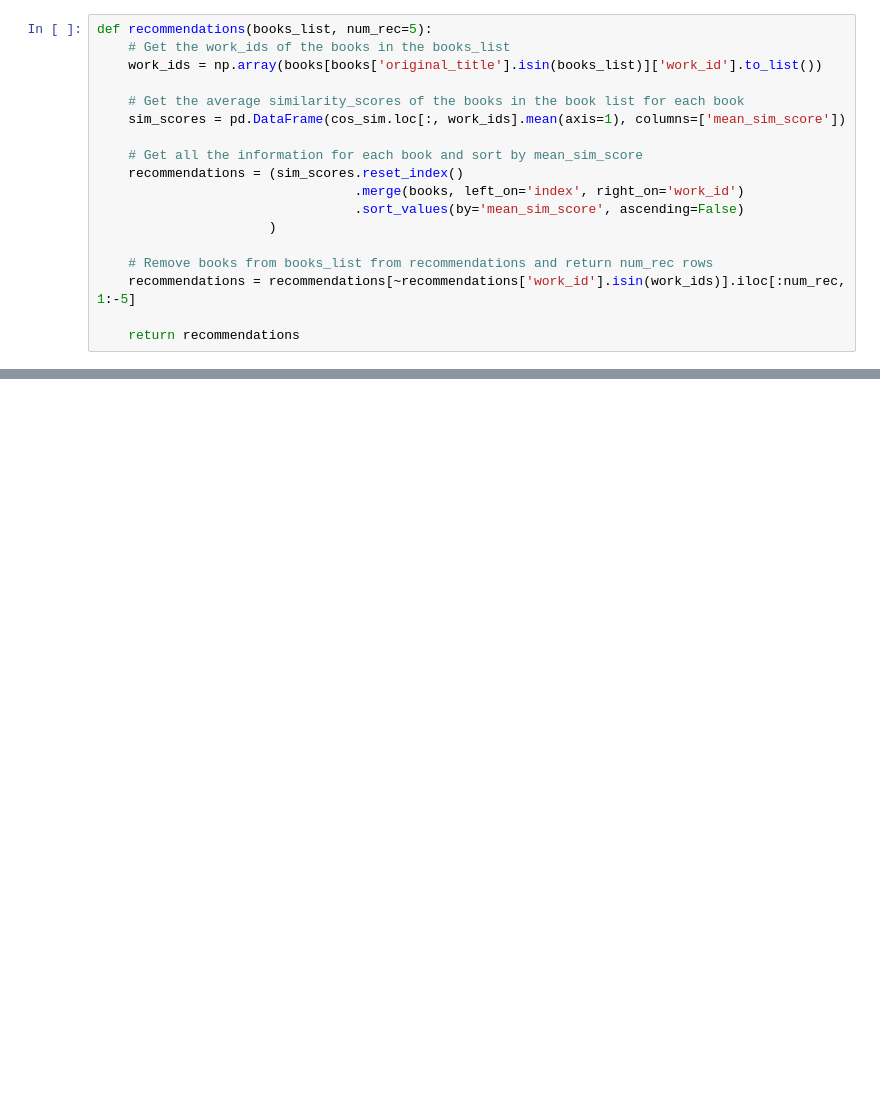
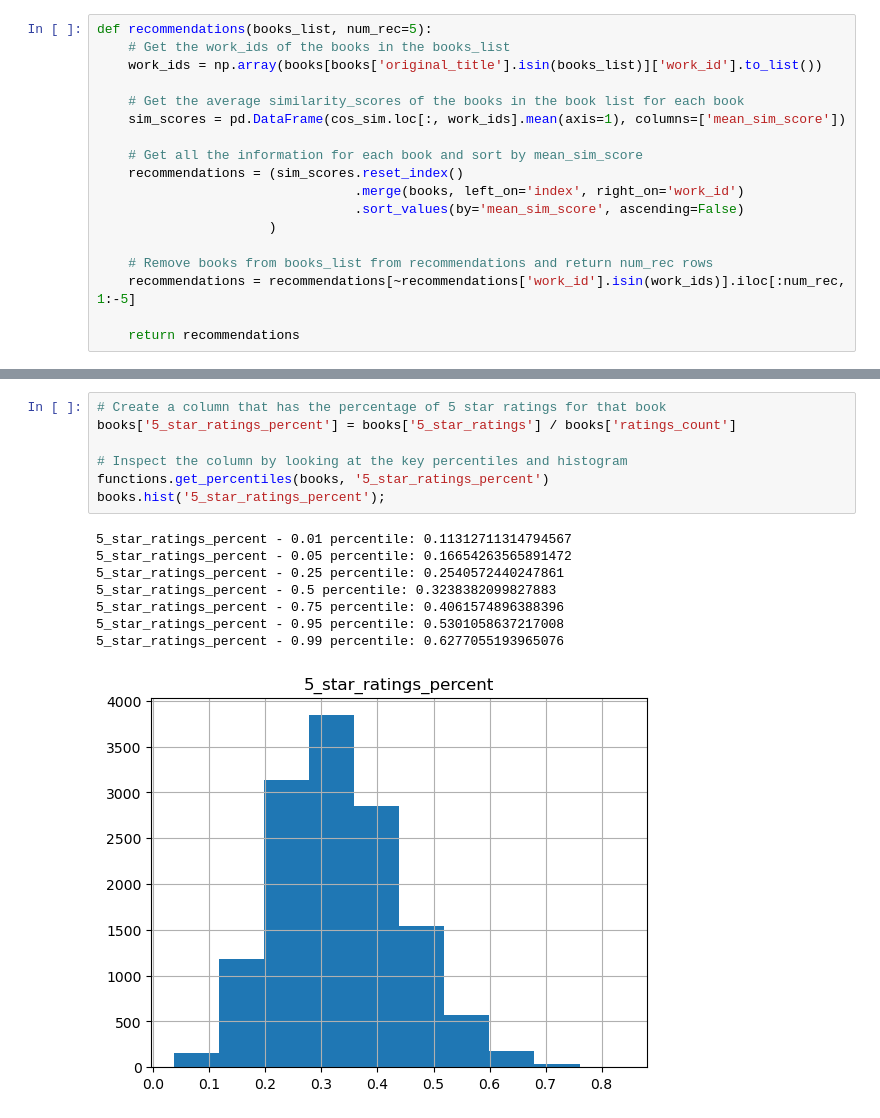
Before and after one commit to rara-ch/GoodreadsReadingList_RecommenderProject, a Jupyter notebook: JupyterNotebooks/Recommender.ipynb, the cells around one changed output, grey strips where cells are left out. Drawn from its saved outputs; the diff is of its cells as text; blank space fills up the shorter version.

```diff
--- a/JupyterNotebooks/Recommender.ipynb
+++ b/JupyterNotebooks/Recommender.ipynb
@@ -269,0 +261,16 @@ Name: 2919130, Length: 13525, dtype: float64
+# %%
+# Create a column that has the percentage of 5 star ratings for that book
+books['5_star_ratings_percent'] = books['5_star_ratings'] / books['ratings_count']
+
+# Inspect the column by looking at the key percentiles and histogram
+functions.get_percentiles(books, '5_star_ratings_percent')
+books.hist('5_star_ratings_percent');
+# %% [output]
+5_star_ratings_percent - 0.01 percentile: 0.11312711314794567
+5_star_ratings_percent - 0.05 percentile: 0.16654263565891472
+5_star_ratings_percent - 0.25 percentile: 0.2540572440247861
+5_star_ratings_percent - 0.5 percentile: 0.3238382099827883
+5_star_ratings_percent - 0.75 percentile: 0.4061574896388396
+5_star_ratings_percent - 0.95 percentile: 0.5301058637217008
+5_star_ratings_percent - 0.99 percentile: 0.6277055193965076
+[figure, added]
```
Also changed, not shown: parts of 19 cells of this notebook.
